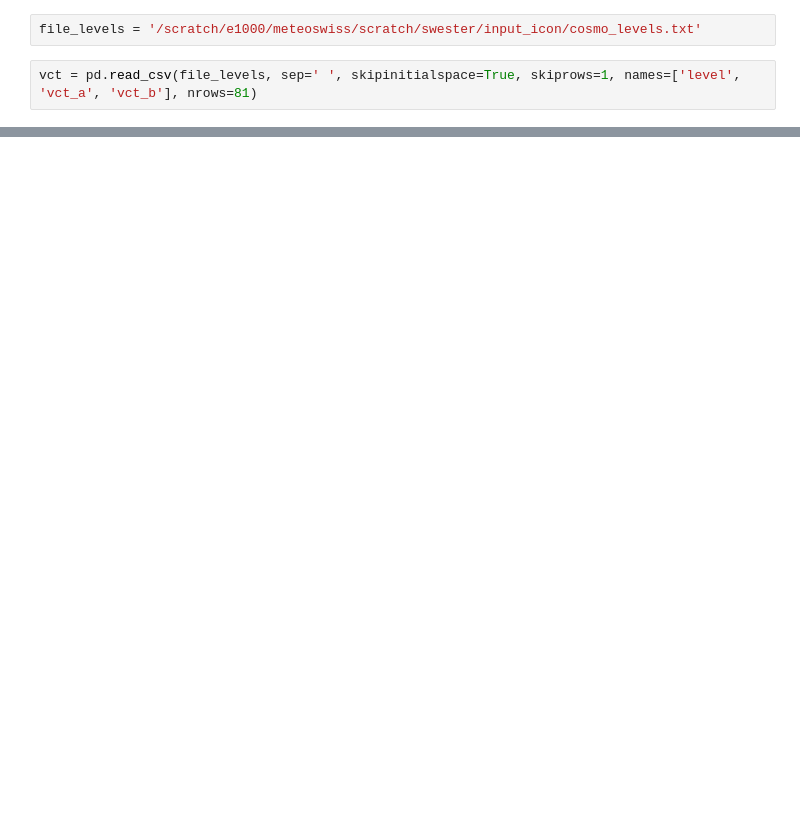
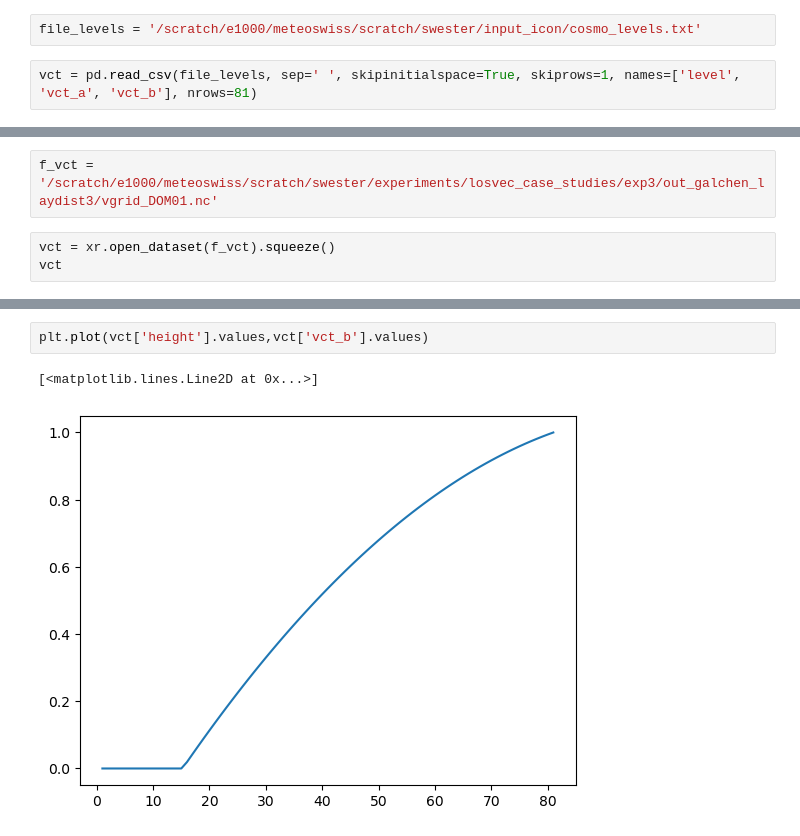
Before and after one commit to MeteoSwiss-APN/vert_coord, a Jupyter notebook: vct_b.ipynb, the cells around one changed output, grey strips where cells are left out. Saved outputs shown, nothing was run; the diff lists cells and outputs as text; blank space fills up the shorter version.

```diff
--- a/vct_b.ipynb
+++ b/vct_b.ipynb
@@ -13,0 +15,5 @@ plt.plot(vct['level'],vct['vct_b'])
+# %%
+f_vct = '/scratch/e1000/meteoswiss/scratch/swester/experiments/losvec_case_studies/exp3/out_galchen_laydist3/vgrid_DOM01.nc'
+# %%
+vct = xr.open_dataset(f_vct).squeeze()
+vct
@@ -13,0 +56,5 @@ plt.plot(vct['level'],vct['vct_b'])
+# %%
+plt.plot(vct['height'].values,vct['vct_b'].values)
+# %% [output]
+[<matplotlib.lines.Line2D at 0x...>]
+[figure, added]
```
Also changed, not shown: parts of 8 cells of this notebook.
